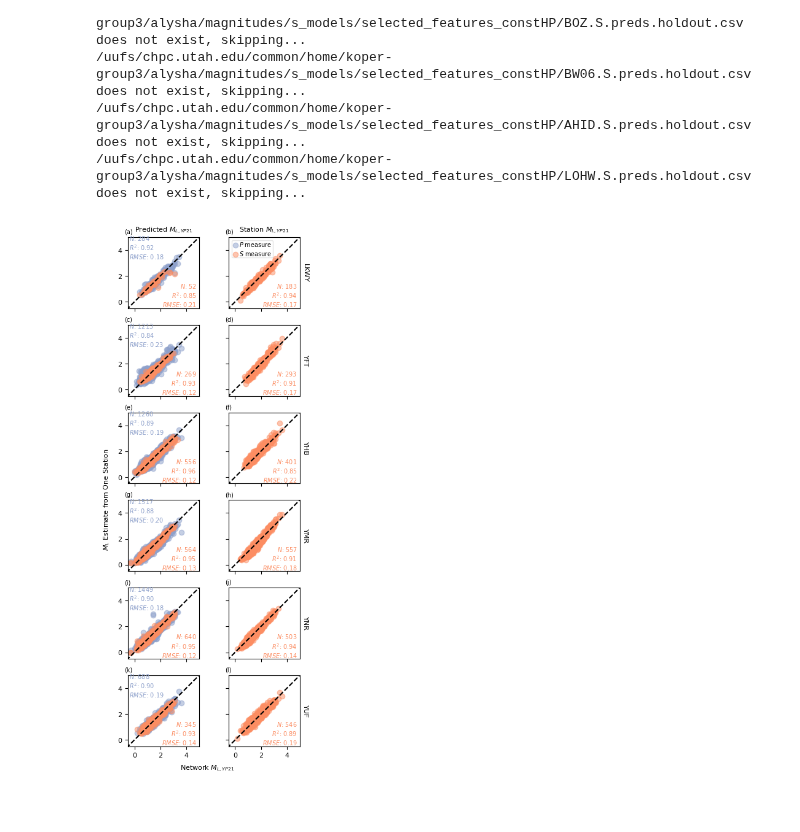
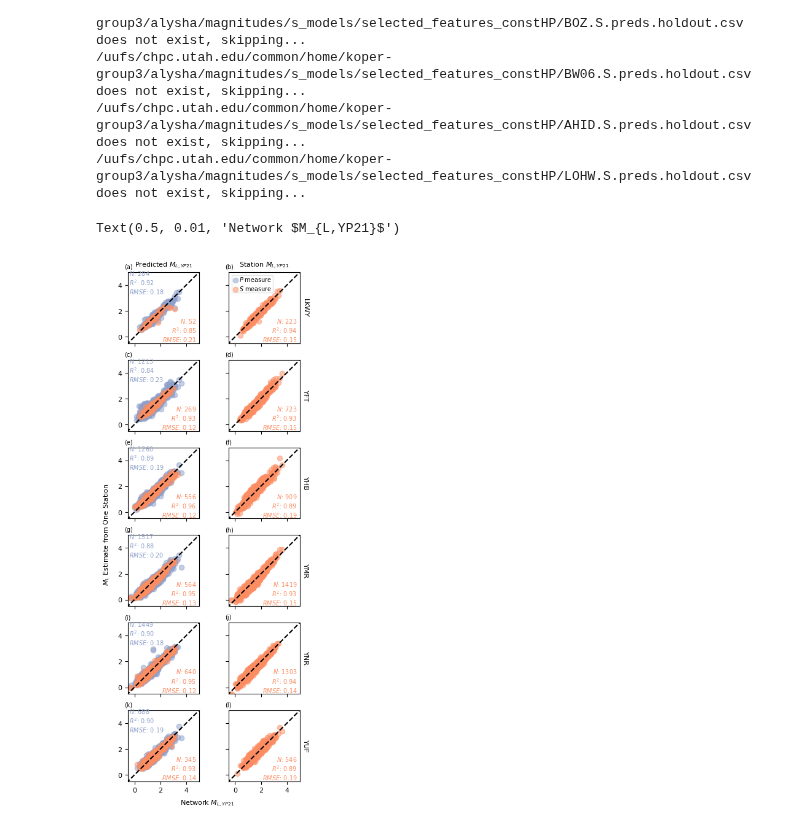
Before and after one commit to armstrong06/featmag, a Jupyter notebook: notebooks_figures/comparePredictionsWithYPML.ipynb, the cells around one changed output. Cells and saved outputs as stored; diff of their text form; code cells hidden in the pictures.

Commit message:
fix a bug in plot and change aspect

```diff
--- a/notebooks_figures/comparePredictionsWithYPML.ipynb
+++ b/notebooks_figures/comparePredictionsWithYPML.ipynb
@@ -123,11 +123,8 @@ for i in range(0, p_stats.shape[0]):
                     horizontalalignment='right')
                 #bbox=dict(facecolor='white', alpha=0.5, edgecolor='white'))
 
-handles = [s]
-for i in range(0, p_stats.shape[0]):
     if i == 0:
         axes[i][1].set_title('Station $M_{L,YP21}$')
-    stat = p_stats[i]
     ypml_stat_df = ypml_amps[(ypml_amps['Sta'] == stat) & (ypml_amps.Evid.isin(evids))]
 
     ypml_r2 = r2_score(ypml_stat_df['Event-Mean-YPML-S'],
@@ -136,7 +133,7 @@ for i in range(0, p_stats.shape[0]):
                         ypml_stat_df['Station-YPML-S'],
                         squared=False
                         )
-    s = axes[i][1].scatter(ypml_stat_df['Event-Mean-YPML-S'],
+    s1 = axes[i][1].scatter(ypml_stat_df['Event-Mean-YPML-S'],
                        ypml_stat_df['Station-YPML-S'],
                        alpha=0.5,
                        color=ypml_color,
@@ -155,33 +152,36 @@ for i in range(0, p_stats.shape[0]):
     axes[i][1].text(4.8, -0.4,
                 f"$N$:{ypml_stat_df.shape[0]: 0.0f}\n$R^2$:{ypml_r2: 0.2f}\n$RMSE$:{ypml_rmse: 0.2f}",
                 color=s_color,
                 horizontalalignment='right')
     axes[i][1].yaxis.set_label_position("right")
     axes[i][1].set_ylabel(stat, rotation=-90, labelpad=10.0)
 
-handles.append(s)
+    if i == 0:
+            handles = [s, s1]
+
 axes[0][1].legend(handles=handles,
                   loc='upper left',
                   borderpad=0.09,
                   handletextpad=0.2,
                   handlelength=1,
                   labelspacing=0.3,
                   framealpha=0.5)
 
 for i in range(axes.shape[0]):
     axes[i][1].set_yticklabels([])
 
 for ax in axes.flatten()[:-2]:
     ax.set_xticklabels([])
 
 
 subpanel_labels = list(string.ascii_lowercase)
 for i, ax in enumerate(axes.flatten()):
     ax.text(-0.05, 1.05, f'({subpanel_labels[i]})',
     transform=ax.transAxes,)
 
 fig.supylabel("$M_L$ Estimate from One Station")
 fig.supxlabel("Network $M_{L,YP21}$")
-fig.savefig('../figures/comparePredictedandYP21StationML.png', dpi=300, bbox_inches='tight')
+#fig.savefig('../figures/comparePredictedandYP21StationML.png', dpi=300, bbox_inches='tight')
 # %% [output]
+Text(0.5, 0.01, 'Network $M_{L,YP21}$')
-[figure, old version]
+[figure, new version]
```
Also changed, not shown: parts of 3 cells of this notebook, 2 other files.
